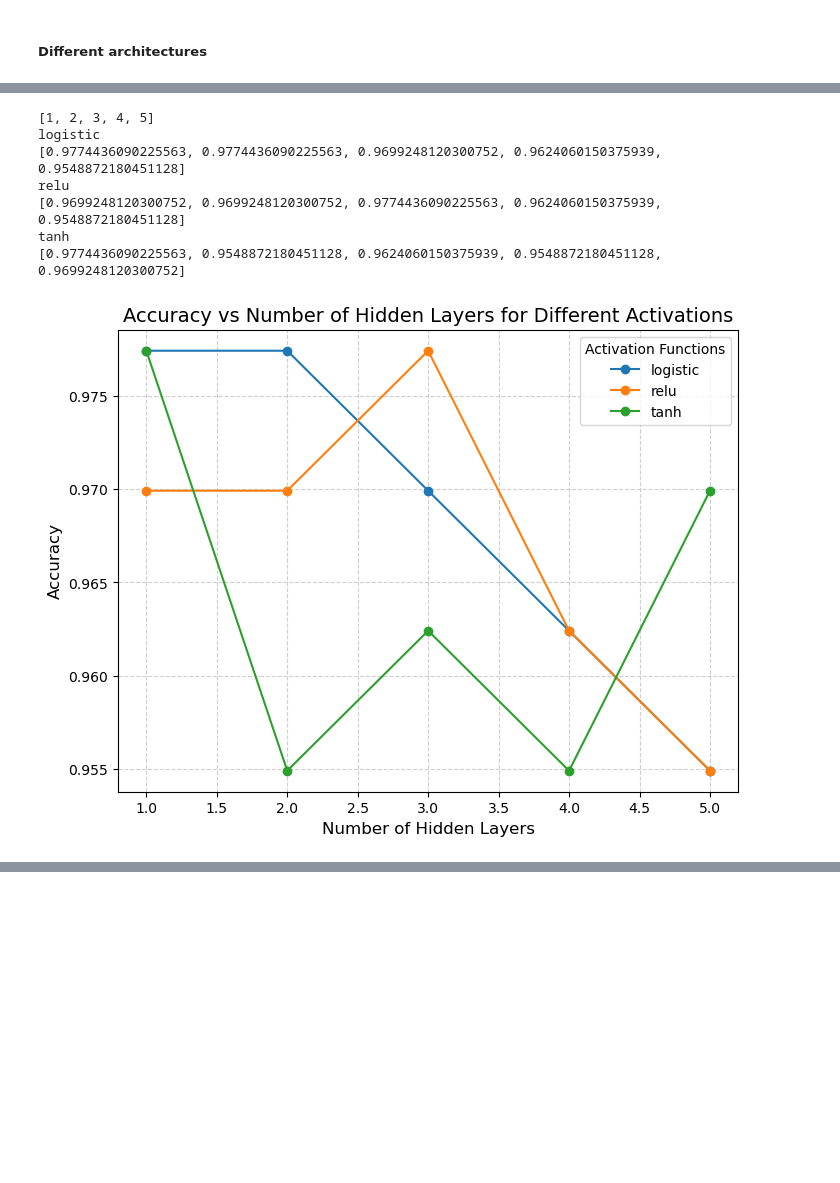
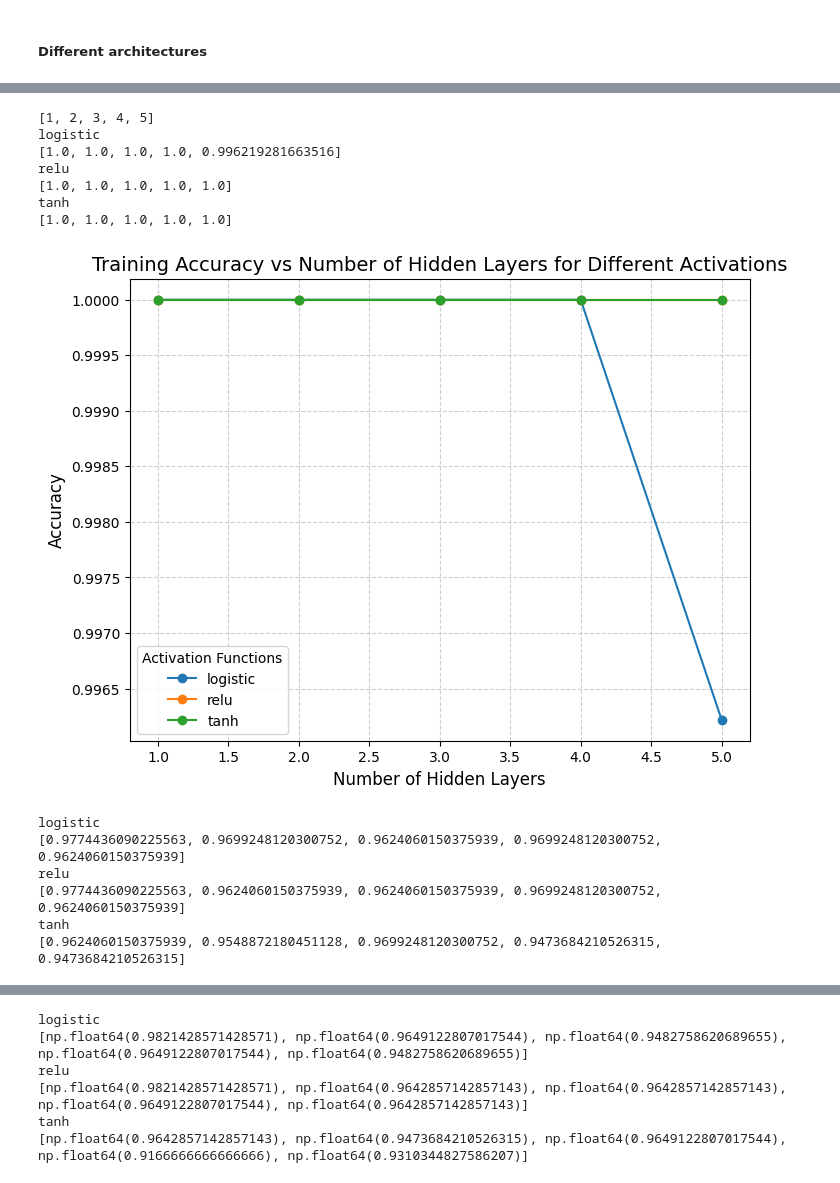
Before and after one commit to qianxichen233/CS-UY-4563-project, a Jupyter notebook: main.ipynb, the cells around one changed output, grey strips where cells are left out. Saved outputs shown, nothing was run; the diff lists cells and outputs as text; code cells hidden in the pictures; blank space fills up the shorter version.

Commit message:
added some graphs for NN

```diff
--- a/main.ipynb
+++ b/main.ipynb
@@ -716,31 +722,88 @@ ROC AUC: 0.9942
 # %%
 import matplotlib.pyplot as plt
 
 plt.figure(figsize=(8, 6))
 
 hidden_layer_count = [len(hidden_layer_numbers[i]) for i in range(len(hidden_layer_numbers))]
 
 print(hidden_layer_count)
-i = 0
 
-for activation_func, accuracy_list in accuracies.items():
+# plot training accuracy vs number of hidden layers
+for activation_func, accuracy_list in train_accuracies.items():
     print(activation_func)
     print(accuracy_list)
     plt.plot(hidden_layer_count, accuracy_list, marker='o', label=activation_func)
 
+plt.xlabel('Number of Hidden Layers', fontsize=12)
+plt.ylabel('Accuracy', fontsize=12)
+plt.title('Training Accuracy vs Number of Hidden Layers for Different Activations', fontsize=14)
+plt.legend(title='Activation Functions')
+plt.grid(True, linestyle='--', alpha=0.6)
+plt.show()
+
+# for test accuracy vs number of hidden layers
+for activation_func, accuracy_list in test_accuracies.items():
+    print(activation_func)
+    print(accuracy_list)
+    plt.plot(hidden_layer_count, accuracy_list, marker='o', label=activation_func)
 
 plt.xlabel('Number of Hidden Layers', fontsize=12)
 plt.ylabel('Accuracy', fontsize=12)
-plt.title('Accuracy vs Number of Hidden Layers for Different Activations', fontsize=14)
+plt.title('Test Accuracy vs Number of Hidden Layers for Different Activations', fontsize=14)
 plt.legend(title='Activation Functions')
 plt.grid(True, linestyle='--', alpha=0.6)
 plt.show()
+
+# for test precision vs number of hidden layers
+for activation_func, precision_list in test_precisions.items():
+    print(activation_func)
+    print(precision_list)
+    plt.plot(hidden_layer_count, precision_list, marker='o', label=activation_func)
+
+plt.xlabel('Number of Hidden Layers', fontsize=12)
+plt.ylabel('Precision', fontsize=12)
+plt.title('Test Precision vs Number of Hidden Layers for Different Activations', fontsize=14)
+plt.legend(title='Activation Functions')
+plt.grid(True, linestyle='--', alpha=0.6)
+plt.show()
+
+# for test precision vs number of hidden layers
+for activation_func, recall_list in test_recalls.items():
+    print(activation_func)
+    print(recall_list)
+    plt.plot(hidden_layer_count, recall_list, marker='o', label=activation_func)
+
+plt.xlabel('Number of Hidden Layers', fontsize=12)
+plt.ylabel('Recall', fontsize=12)
+plt.title('Test Recall vs Number of Hidden Layers for Different Activations', fontsize=14)
+plt.legend(title='Activation Functions')
+plt.grid(True, linestyle='--', alpha=0.6)
+plt.show()
+
+# for test F1 Score vs number of hidden layers
+for activation_func, f1_list in test_f1s.items():
+    print(activation_func)
+    print(f1_list)
+    plt.plot(hidden_layer_count, f1_list, marker='o', label=activation_func)
+
+plt.xlabel('Number of Hidden Layers', fontsize=12)
+plt.ylabel('F1 Score', fontsize=12)
+plt.title('Test F1 Score vs Number of Hidden Layers for Different Activations', fontsize=14)
+plt.legend(title='Activation Functions')
+plt.grid(True, linestyle='--', alpha=0.6)
+plt.show()
 # %% [output]
 [1, 2, 3, 4, 5]
 logistic
-[0.9774436090225563, 0.9774436090225563, 0.9699248120300752, 0.9624060150375939, 0.9548872180451128]
+[1.0, 1.0, 1.0, 1.0, 0.996219281663516]
 relu
-[0.9699248120300752, 0.9699248120300752, 0.9774436090225563, 0.9624060150375939, 0.9548872180451128]
+[1.0, 1.0, 1.0, 1.0, 1.0]
 tanh
-[0.9774436090225563, 0.9548872180451128, 0.9624060150375939, 0.9548872180451128, 0.9699248120300752]
+[1.0, 1.0, 1.0, 1.0, 1.0]
-[figure, old version]
+[figure, new version]
+logistic
+[0.9774436090225563, 0.9699248120300752, 0.9624060150375939, 0.9699248120300752, 0.9624060150375939]
+relu
+[0.9774436090225563, 0.9624060150375939, 0.9624060150375939, 0.9699248120300752, 0.9624060150375939]
+tanh
+[0.9624060150375939, 0.9548872180451128, 0.9699248120300752, 0.9473684210526315, 0.9473684210526315]
@@ -746,0 +811,6 @@ tanh
+logistic
+[np.float64(0.9821428571428571), np.float64(0.9649122807017544), np.float64(0.9482758620689655), np.float64(0.9649122807017544), np.float64(0.9482758620689655)]
+relu
+[np.float64(0.9821428571428571), np.float64(0.9642857142857143), np.float64(0.9642857142857143), np.float64(0.9649122807017544), np.float64(0.9642857142857143)]
+tanh
+[np.float64(0.9642857142857143), np.float64(0.9473684210526315), np.float64(0.9649122807017544), np.float64(0.9166666666666666), np.float64(0.9310344827586207)]
```
Also changed, not shown: parts of 11 cells of this notebook, 1 other file.
